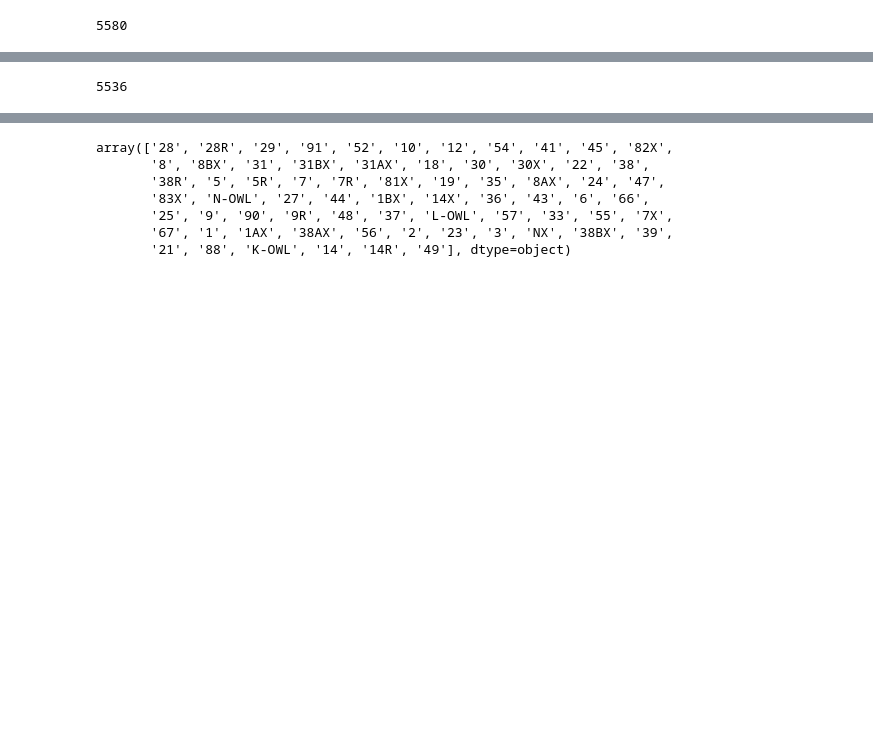
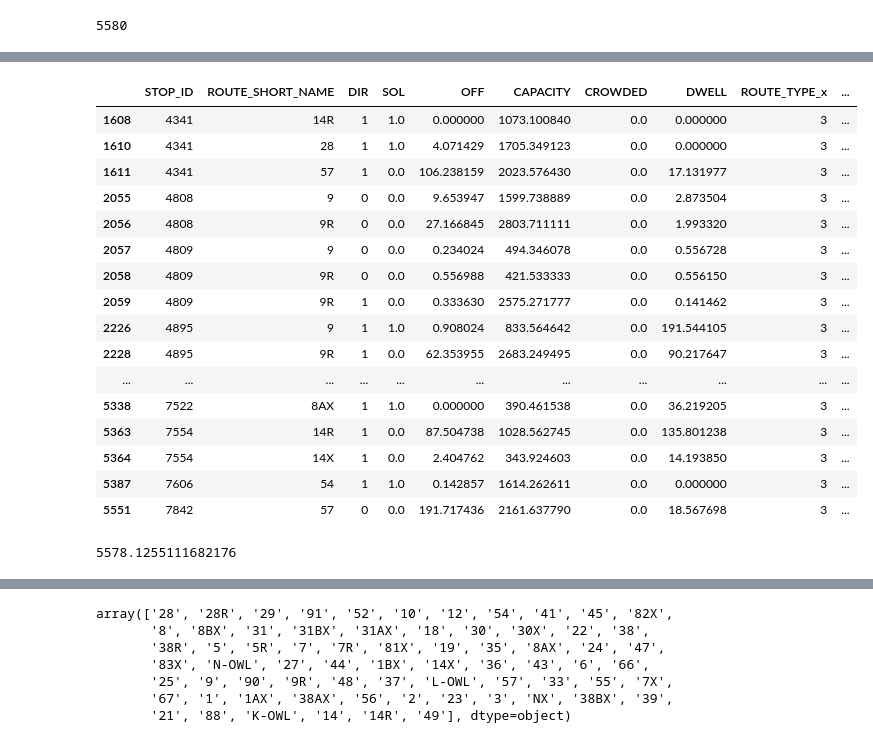
Before and after one commit to alex-mucci/Transit-Casa-Share, a Jupyter notebook: Notebooks/Checking Other Buffer Size Data and 2016 Data.ipynb, the cells around one changed output, grey strips where cells are left out. Cells and saved outputs as stored; diff of their text form; code cells hidden in the pictures; blank space fills up the shorter version.

Commit message:
Finished up Model Resutls
Finshed creating the factors affecting change tables and the results of the 2009 model predictions.

```diff
--- a/Notebooks/Checking Other Buffer Size Data and 2016 Data.ipynb
+++ b/Notebooks/Checking Other Buffer Size Data and 2016 Data.ipynb
@@ -359,7 +359,3 @@ A value is trying to be set on a copy of a slice from a DataFrame.
 Try using .loc[row_indexer,col_indexer] = value instead
 
 See the caveats in the documentation: http://pandas.pydata.org/pandas-docs/stable/indexing.html#indexing-view-versus-copy
-# %%
-len(data)
-# %% [output]
-5536
@@ -365,0 +366,20 @@ len(data)
+# %%
+estimate[(estimate['ON'] > 0) & (estimate['EXCLUDE'] == 1)]
+# %% [output]
+|  | STOP_ID | ROUTE_SHORT_NAME | DIR | SOL | OFF | CAPACITY | CROWDED | DWELL | ROUTE_TYPE_x | ... |
+| 1608 | 4341 | 14R | 1 | 1.0 | 0.000000 | 1073.100840 | 0.0 | 0.000000 | 3 | ... |
+| 1610 | 4341 | 28 | 1 | 1.0 | 4.071429 | 1705.349123 | 0.0 | 0.000000 | 3 | ... |
+| 1611 | 4341 | 57 | 1 | 0.0 | 106.238159 | 2023.576430 | 0.0 | 17.131977 | 3 | ... |
+| 2055 | 4808 | 9 | 0 | 0.0 | 9.653947 | 1599.738889 | 0.0 | 2.873504 | 3 | ... |
+| 2056 | 4808 | 9R | 0 | 0.0 | 27.166845 | 2803.711111 | 0.0 | 1.993320 | 3 | ... |
+| 2057 | 4809 | 9 | 0 | 0.0 | 0.234024 | 494.346078 | 0.0 | 0.556728 | 3 | ... |
+| 2058 | 4809 | 9R | 0 | 0.0 | 0.556988 | 421.533333 | 0.0 | 0.556150 | 3 | ... |
+| 2059 | 4809 | 9R | 1 | 0.0 | 0.333630 | 2575.271777 | 0.0 | 0.141462 | 3 | ... |
+| 2226 | 4895 | 9 | 1 | 1.0 | 0.908024 | 833.564642 | 0.0 | 191.544105 | 3 | ... |
+| 2228 | 4895 | 9R | 1 | 0.0 | 62.353955 | 2683.249495 | 0.0 | 90.217647 | 3 | ... |
+| ... | ... | ... | ... | ... | ... | ... | ... | ... | ... | ... |
+| 5338 | 7522 | 8AX | 1 | 1.0 | 0.000000 | 390.461538 | 0.0 | 36.219205 | 3 | ... |
+| 5363 | 7554 | 14R | 1 | 0.0 | 87.504738 | 1028.562745 | 0.0 | 135.801238 | 3 | ... |
+| 5364 | 7554 | 14X | 1 | 0.0 | 2.404762 | 343.924603 | 0.0 | 14.193850 | 3 | ... |
+| 5387 | 7606 | 54 | 1 | 1.0 | 0.142857 | 1614.262611 | 0.0 | 0.000000 | 3 | ... |
+| 5551 | 7842 | 57 | 0 | 0.0 | 191.717436 | 2161.637790 | 0.0 | 18.567698 | 3 | ... |
@@ -365,0 +388,4 @@ len(data)
+# %%
+sum(dropped_out_riders.ON)
+# %% [output]
+5578.1255111682176
```
Also changed, not shown: parts of 14 cells of this notebook, 34 other files.
